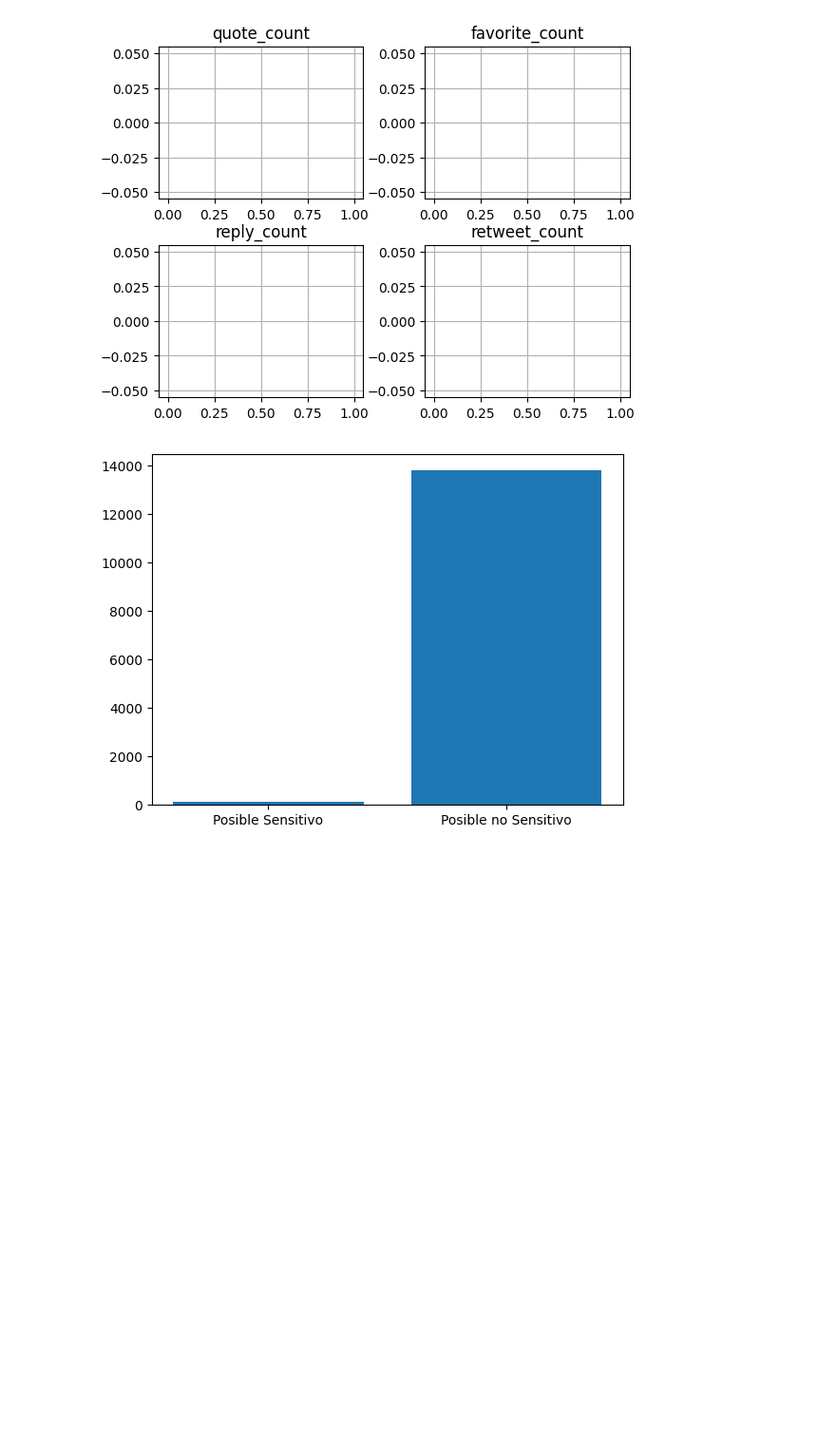
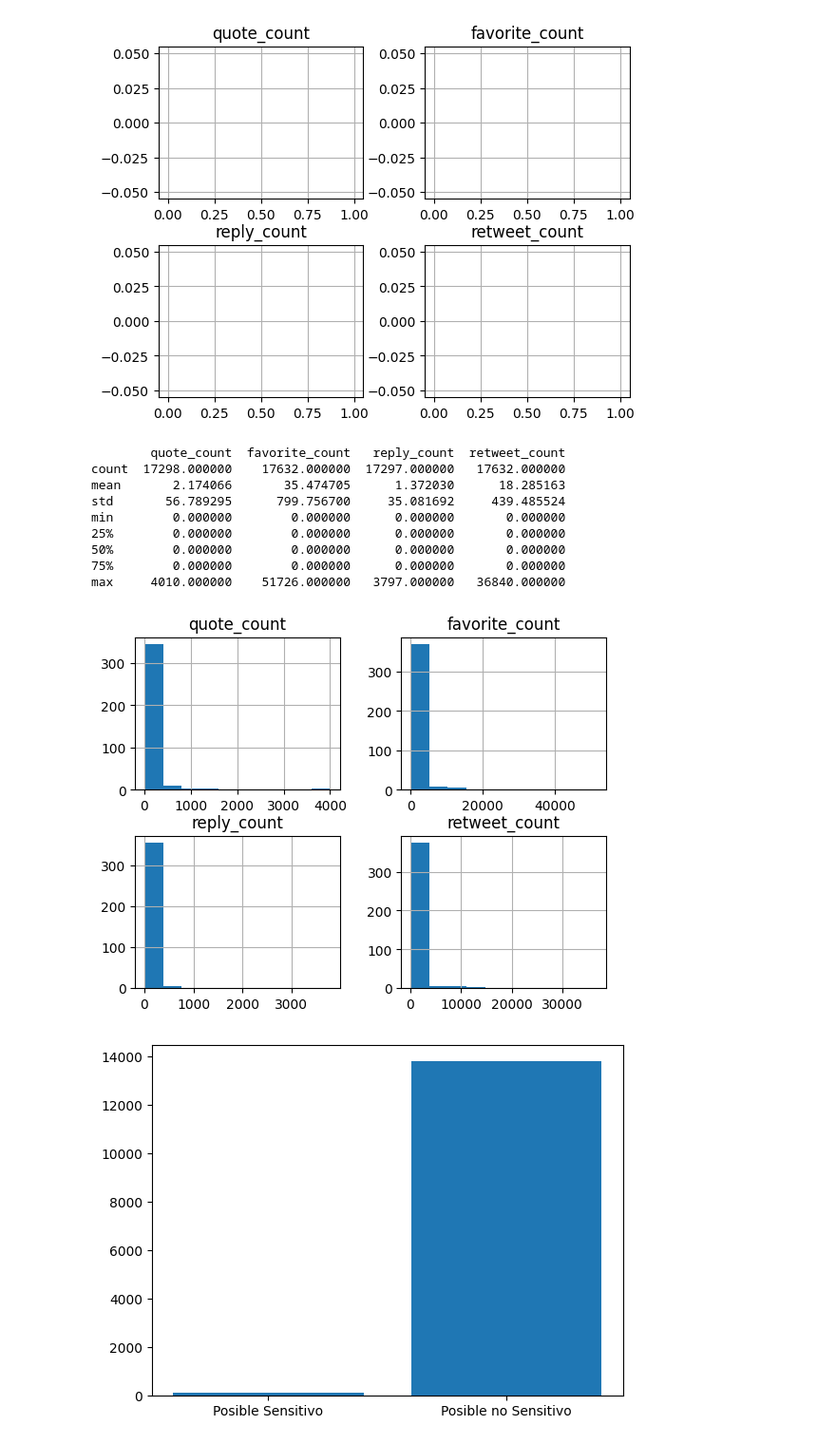
Before and after one commit to Stevennns/Proyecto-Mineria-de-datos-2023-1, a Jupyter notebook: all_data.ipynb, the cells around one changed output. Shown at 95% size. Cells and saved outputs as stored; diff of their text form; code cells hidden in the pictures; blank space fills up the shorter version.

```diff
--- a/all_data.ipynb
+++ b/all_data.ipynb
@@ -195,6 +159,8 @@ df_json
 df = pd.merge(df_json, df_tsv[['tweet_id', 'text_info', 'text_info_conf', 'text_human', 'text_human_conf']],
                     left_on='id', right_on='tweet_id', how='left')
 df.drop('tweet_id',axis=1,inplace=True)
+df_con_nan = df.copy()
 df =  df[df['text_human'].notna()]
-df.T
+print(df.shape)
+df_con_nan.T
 # %% [output]
@@ -394,6 +455,24 @@ min            0.0             0.0          0.0       0.000000
 75%            0.0             0.0          0.0       0.000000
 max            0.0             0.0          0.0       1.000000
 [figure]
+# %%
+def hist_interaction(df):
+    print(df[['quote_count', 'favorite_count', 'reply_count', 'retweet_count']].describe())
+    new_df = df[df['retweet_count'] > 50]
+    new_df[['quote_count', 'favorite_count', 'reply_count', 'retweet_count']].hist()
+
+hist_interaction(df_con_nan)
+# %% [output]
+        quote_count  favorite_count   reply_count  retweet_count
+count  17298.000000    17632.000000  17297.000000   17632.000000
+mean       2.174066       35.474705      1.372030      18.285163
+std       56.789295      799.756700     35.081692     439.485524
+min        0.000000        0.000000      0.000000       0.000000
+25%        0.000000        0.000000      0.000000       0.000000
+50%        0.000000        0.000000      0.000000       0.000000
+75%        0.000000        0.000000      0.000000       0.000000
+max     4010.000000    51726.000000   3797.000000   36840.000000
+[figure, added]
 # %%
 def count_booleans(df):
     valores_T = 0
```
Also changed, not shown: parts of 28 cells of this notebook, 2 other files.
